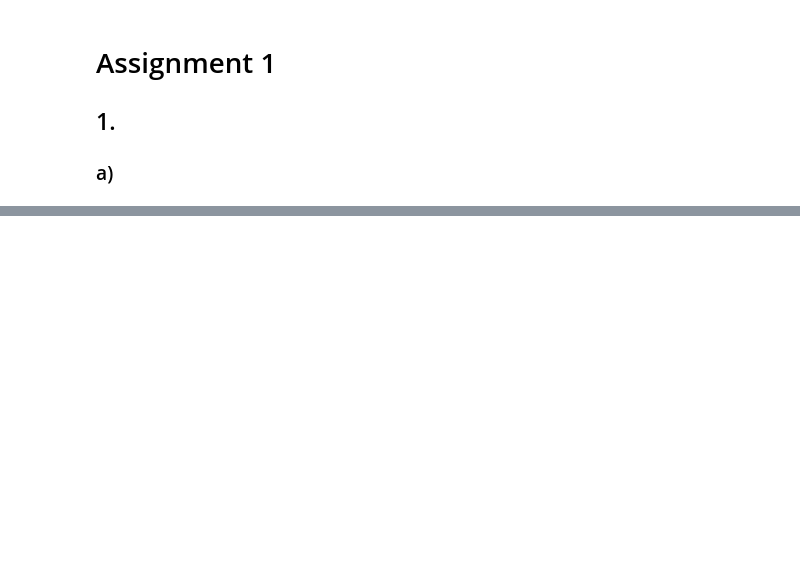
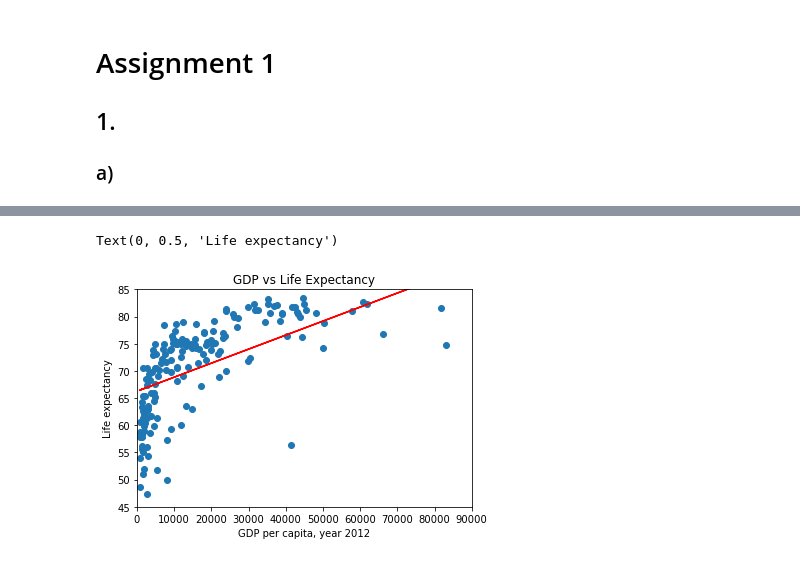
Before and after one commit to ponbac/AI-course, a Jupyter notebook: assignment1.ipynb, the cells around one changed output, grey strips where cells are left out. Cells and saved outputs as stored; diff of their text form; code cells hidden in the pictures; blank space fills up the shorter version.

```diff
--- a/assignment1.ipynb
+++ b/assignment1.ipynb
@@ -43,13 +47,23 @@ gdp2000
 # %%
 import matplotlib.pyplot as plt
 import numpy as np
 
 x = gdp2000['Real GDP per capita in 2011US$, multiple benchmarks (Maddison Project Database (2018))']
 y = gdp2000['Life expectancy']
 
+# Creating scatterplot with custom x and y limits
 plt.scatter(x, y)
-plt.xlim(0, 50000)
+plt.xlim(0, 90000) # Includes every country except for Qatar
 plt.ylim(45, 85)
 
-m, b = np.polyfit(x, y, 1)
-plt.plot(x, m*x + b, color='red')
+# Adding regression line
+k, m = np.polyfit(x, y, 1)
+plt.plot(x, k*x + m, color='red')
+
+# Adding title and labels
+plt.title('GDP vs Life Expectancy')
+plt.xlabel('GDP per capita, year 2012')
+plt.ylabel('Life expectancy')
+# %% [output]
+Text(0, 0.5, 'Life expectancy')
+[figure, added]
```
Also changed, not shown: parts of 7 cells of this notebook.
